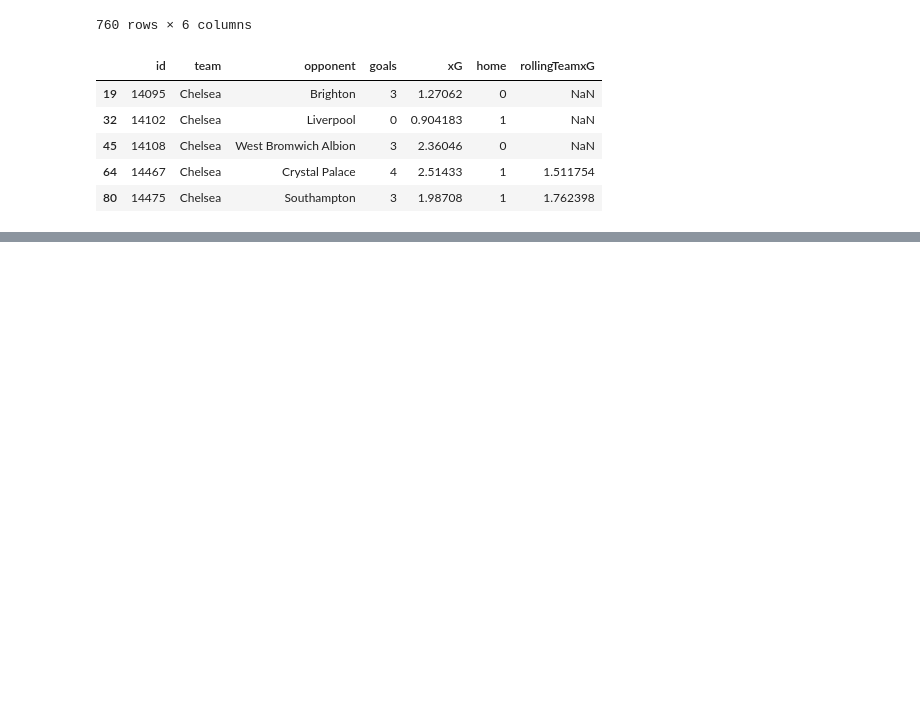
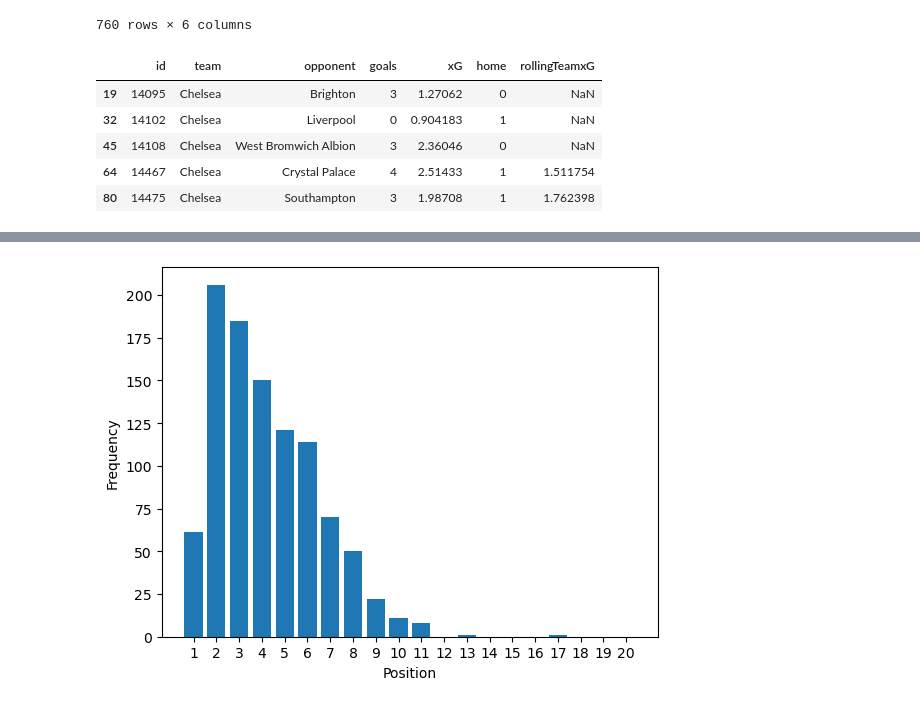
Before and after one commit to VictorAnnell/football-project, a Jupyter notebook: ClubPerformance.ipynb, the cells around one changed output, grey strips where cells are left out. Drawn from its saved outputs; the diff is of its cells as text; code cells hidden in the pictures; blank space fills up the shorter version.

Commit message:
simulating next season

```diff
--- a/ClubPerformance.ipynb
+++ b/ClubPerformance.ipynb
@@ -184,0 +185,4 @@ Generalized Linear Model Regression Results
+# %%
+# Get last value of rolling xG mean which will be used to simulate all season
+df_teams_xG = goal_model_data.groupby('team')[['team', 'rollingTeamxG']].tail(1)
+df_teams_xG
@@ -184,0 +207,19 @@ Generalized Linear Model Regression Results
+# %%
+relegated_teams = ['Fulham', 'West Bromwich Albion', 'Sheffield United']
+promoted_teams = ['Norwich', 'Watford', 'Brentford']
+
+epl_2021 = understat.league("EPL").get_match_data(season="2021")
+df_epl_2021 = pd.DataFrame.from_dict(epl_2021)
+df_epl_2021 = extract_data(df_epl_2021)
+df_epl_2021 = df_epl_2021[['homeTeam', 'awayTeam']]
+
+# Replace promoted by relegated teams
+df_epl_2021['homeTeam'] = df_epl_2021['homeTeam'].replace(promoted_teams, relegated_teams)
+df_epl_2021['awayTeam'] = df_epl_2021['awayTeam'].replace(promoted_teams, relegated_teams)
+
+df_epl_2021 = df_epl_2021.merge(df_teams_xG, left_on='homeTeam', right_on='team', how='left')
+df_epl_2021 = df_epl_2021.rename(columns={'rollingTeamxG': 'homexG'})
+
+df_epl_2021 = df_epl_2021.merge(df_teams_xG, left_on='awayTeam', right_on='team', how='left')
+df_epl_2021 = df_epl_2021.rename(columns={'rollingTeamxG': 'awayxG'})
+df_epl_2021[['homeTeam', 'awayTeam', 'homexG', 'awayxG']]
@@ -184,0 +304,10 @@ Generalized Linear Model Regression Results
+# %%
+frequency = [end_positions.count(i) for i in range(1, 21)]
+plt.bar(range(1, 21), frequency)
+plt.xlabel('Position')
+plt.ylabel('Frequency')
+plt.xticks(range(1, 21))
+
+plt.show()
+# %% [output]
+[figure, added]
```
Also changed, not shown: parts of 11 cells of this notebook.
